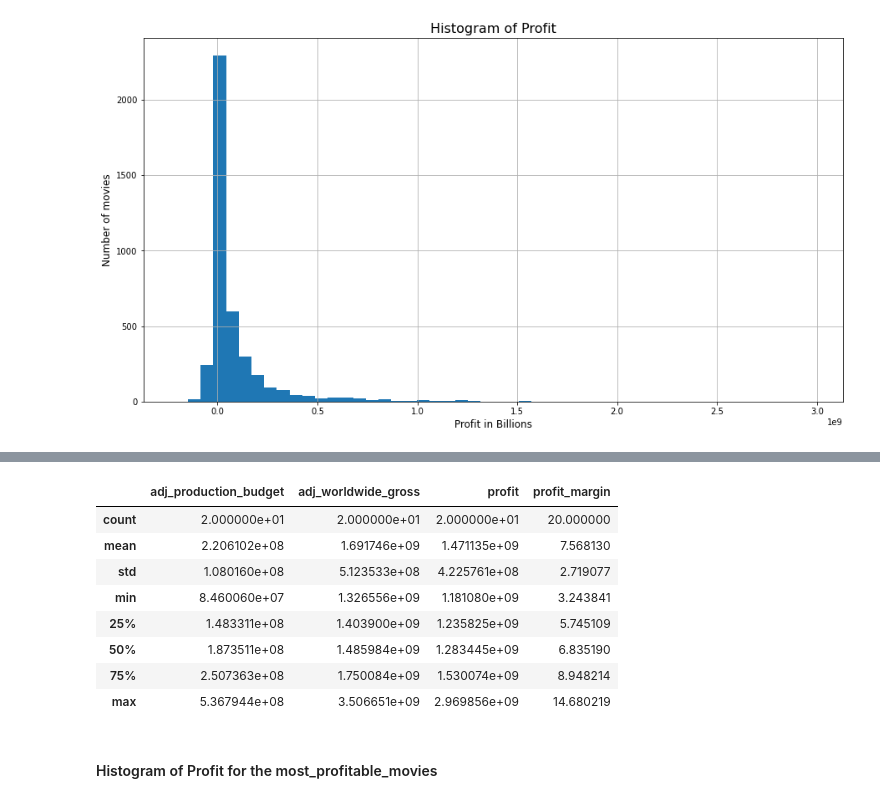
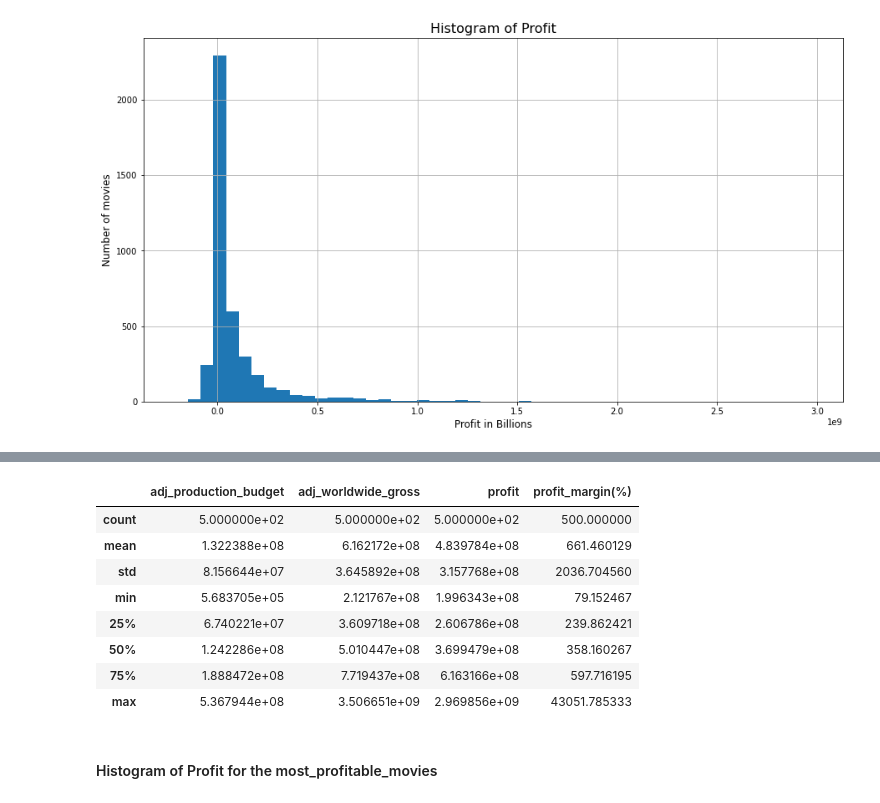
Before and after one commit to NguyoJer/dsc-phase-1-project-v2-4, a Jupyter notebook: student.ipynb, the cells around one changed output, grey strips where cells are left out. Saved outputs shown, nothing was run; the diff lists cells and outputs as text; code cells hidden in the pictures.

```diff
--- a/student.ipynb
+++ b/student.ipynb
@@ -606 +613,5 @@ movie_budgets_df.sort_values(by='release_year')
+# %%
+# corrected the names of the movie
+movie_budgets_df.loc[262, 'movie'] = "Harry Potter and the Sorcerer's Stone"
+movie_budgets_df.loc[27, 'movie'] = "Pirates of the Caribbean: Dead Man's Chest"
 # %% [markdown]
@@ -652,6 +663,6 @@ Let's add another column showing the profit margin(%). We will achieve this with
 # %%
-#add new column for profit margin
-movie_budgets_df['profit_margin'] = movie_budgets_df['profit'] / movie_budgets_df['adj_production_budget']
+# added new column for profit margin
+movie_budgets_df['profit_margin(%)'] = movie_budgets_df['profit'] / movie_budgets_df['adj_production_budget']*100
 # %%
 # A look at the dataframe having sorted the movies with the most profitable ones in descending order
 movie_budgets_df.sort_values(by='profit', ascending=False).head(25)
@@ -706,6 +718,6 @@ When looking at the histogram above, it seems most movies either made a loss or
 # %%
-#let's assign this to a new variable
-most_profitable_movies = movie_budgets_df.sort_values(by='profit', ascending=False)[:20]
+# assigned that to a new variable
+most_profitable_movies = movie_budgets_df.sort_values(by='profit', ascending=False)[:500]
 most_profitable_movies
 # %% [output]
 |  | release_date | movie | release_year | adj_production_budget | adj_worldwide_gross | profit | ... |
@@ -728,17 +736,17 @@ most_profitable_movies
 # %%
 #summary of statistics
-filt = ['adj_production_budget', 'adj_worldwide_gross', 'profit', 'profit_margin']
+filt = ['adj_production_budget', 'adj_worldwide_gross', 'profit', 'profit_margin(%)']
 most_profitable_movies[filt].describe()
 # %% [output]
-|  | adj_production_budget | adj_worldwide_gross | profit | profit_margin |
-| count | 2.000000e+01 | 2.000000e+01 | 2.000000e+01 | 20.000000 |
-| mean | 2.206102e+08 | 1.691746e+09 | 1.471135e+09 | 7.568130 |
-| std | 1.080160e+08 | 5.123533e+08 | 4.225761e+08 | 2.719077 |
-| min | 8.460060e+07 | 1.326556e+09 | 1.181080e+09 | 3.243841 |
-| 25% | 1.483311e+08 | 1.403900e+09 | 1.235825e+09 | 5.745109 |
-| 50% | 1.873511e+08 | 1.485984e+09 | 1.283445e+09 | 6.835190 |
-| 75% | 2.507363e+08 | 1.750084e+09 | 1.530074e+09 | 8.948214 |
-| max | 5.367944e+08 | 3.506651e+09 | 2.969856e+09 | 14.680219 |
+|  | adj_production_budget | adj_worldwide_gross | profit | profit_margin(%) |
+| count | 5.000000e+02 | 5.000000e+02 | 5.000000e+02 | 500.000000 |
+| mean | 1.322388e+08 | 6.162172e+08 | 4.839784e+08 | 661.460129 |
+| std | 8.156644e+07 | 3.645892e+08 | 3.157768e+08 | 2036.704560 |
+| min | 5.683705e+05 | 2.121767e+08 | 1.996343e+08 | 79.152467 |
+| 25% | 6.740221e+07 | 3.609718e+08 | 2.606786e+08 | 239.862421 |
+| 50% | 1.242286e+08 | 5.010447e+08 | 3.699479e+08 | 358.160267 |
+| 75% | 1.888472e+08 | 7.719437e+08 | 6.163166e+08 | 597.716195 |
+| max | 5.367944e+08 | 3.506651e+09 | 2.969856e+09 | 43051.785333 |
 # %% [markdown]
 #### Histogram of Profit for the most_profitable_movies
 # %%
```
Also changed, not shown: parts of 136 cells of this notebook.
